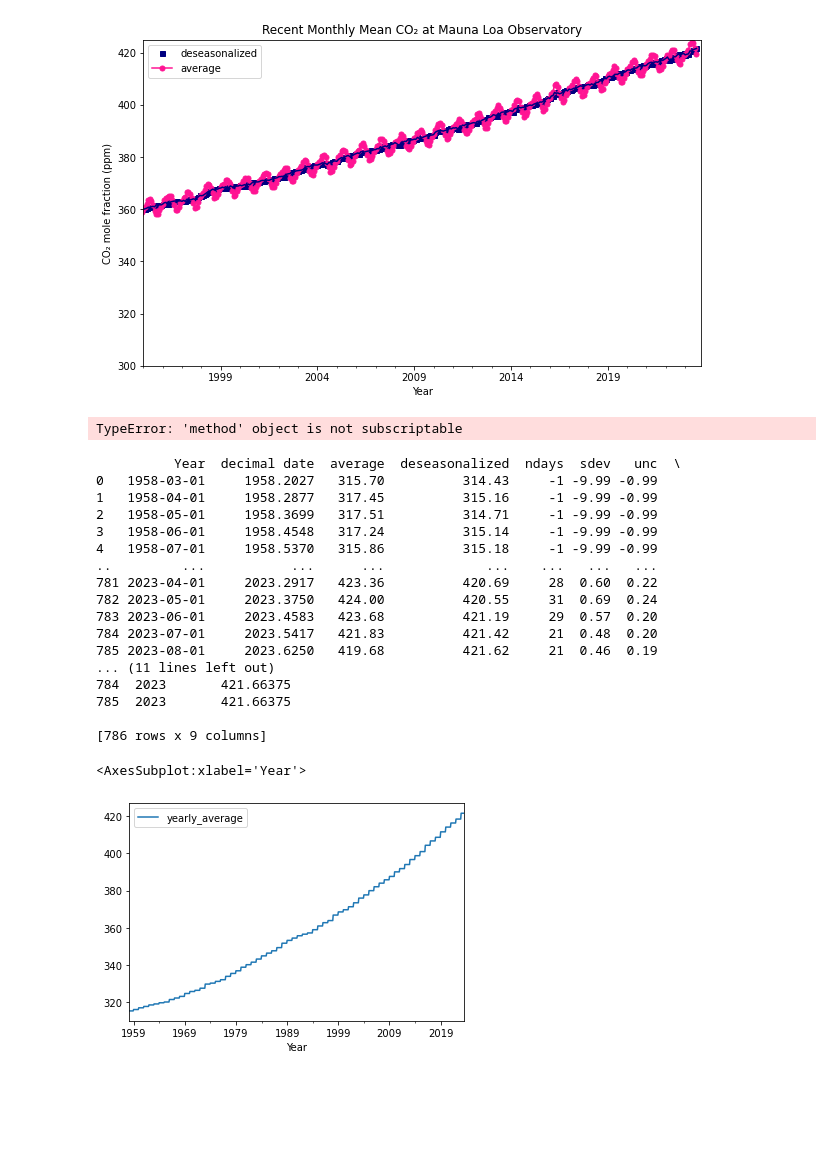
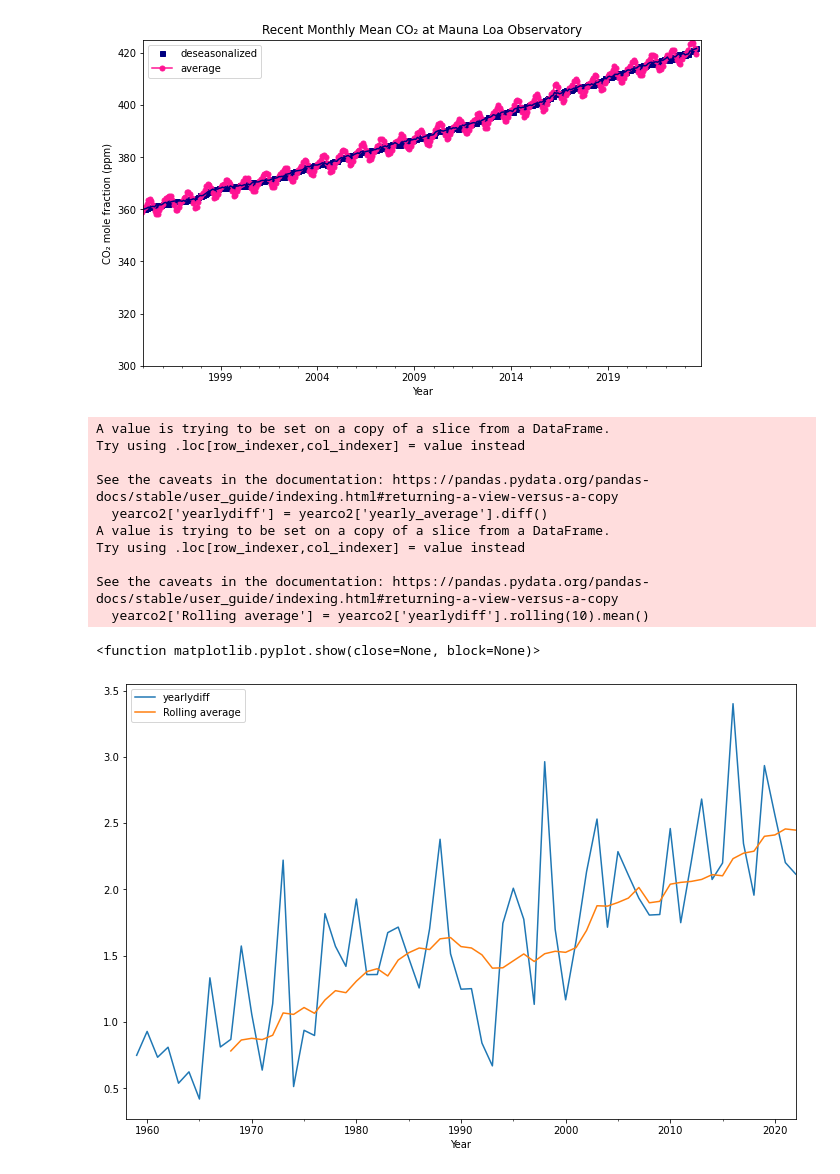
Before and after one commit to dontloseyourkeys/lab2-310, a Jupyter notebook: AsiaLab2.ipynb, the cells around one changed output. Cells and saved outputs as stored; diff of their text form; code cells hidden in the pictures; blank space fills up the shorter version.

Commit message:
graphs completed, must make pretty now

```diff
--- a/AsiaLab2.ipynb
+++ b/AsiaLab2.ipynb
@@ -104,54 +106,47 @@ co2data.plot.line(x = 'Year', y= 'average', c = 'deeppink', style= '-o', ms = 5,
 # %% [output]
 <AxesSubplot:title={'center':'Recent Monthly Mean CO₂ at Mauna Loa Observatory'}, xlabel='Year', ylabel='CO₂ mole fraction (ppm)'>
 [figure]
-# %%
-#annual increase in co2
-
-yearsort = co2data.groupby(co2data['Year']).mean
-incyear = yearsort['average'].mean()
-print(incyear)
-co2data.groupby('Year')['average'].mean()
-# %% [output]
-TypeError: 'method' object is not subscriptable
 # %%
+#chatGPT was prompted: hello. I'm working with a dataframe called 'Year'
+#with dates in a datetime format. I would like to take the yearly average
+#of values in a column called 'average' and return those as a new column in
+#the dataframe called "yearly average".
 
-
-#hello. I'm working with a dataframe called 'Year' with dates in a datetime format. I would like to take the yearly average of values in a column called 'average' and return those as a new column in the dataframe called "yearly average".
 df = pd.DataFrame(co2data)
 
 # Extract the year from the 'Date' column
 df['year'] = df['Year'].dt.year
 
 # Calculate the yearly average of 'average'
 yearly_average = df.groupby('year')['average'].mean().reset_index()
 
 # Merge the yearly averages back to the original DataFrame
 df = pd.merge(df, yearly_average, on='year', how='left', suffixes=('', '_yearly_average'))
 
 # Rename the new column
 df = df.rename(columns={'average_yearly_average': 'yearly_average'})
 
-# Display the result
-print(df)
+#condensing the data into one yearly value
+yearco2 = df.iloc[9::12, :]
+yearco2['yearlydiff'] = yearco2['yearly_average'].diff()
 
-df.plot.line(x = 'Year', y= 'yearly_average')
+#adding a rolling average
+yearco2['Rolling average'] = yearco2['yearlydiff'].rolling(10).mean()
+
+#plotting the graph
+ax3= yearco2.plot.line(x = 'Year', y= 'yearlydiff', figsize = [12,8])
+ax4= yearco2.plot.line(x='Year', y='Rolling average', ax= ax3)
+plt.show
 # %% [output]
-          Year  decimal date  average  deseasonalized  ndays  sdev   unc  \
-0   1958-03-01     1958.2027   315.70          314.43     -1 -9.99 -0.99
-1   1958-04-01     1958.2877   317.45          315.16     -1 -9.99 -0.99
-2   1958-05-01     1958.3699   317.51          314.71     -1 -9.99 -0.99
-3   1958-06-01     1958.4548   317.24          315.14     -1 -9.99 -0.99
-4   1958-07-01     1958.5370   315.86          315.18     -1 -9.99 -0.99
-..         ...           ...      ...             ...    ...   ...   ...
-781 2023-04-01     2023.2917   423.36          420.69     28  0.60  0.22
-782 2023-05-01     2023.3750   424.00          420.55     31  0.69  0.24
-783 2023-06-01     2023.4583   423.68          421.19     29  0.57  0.20
-784 2023-07-01     2023.5417   421.83          421.42     21  0.48  0.20
-785 2023-08-01     2023.6250   419.68          421.62     21  0.46  0.19
-... (11 lines left out)
-784  2023       421.66375
-785  2023       421.66375
+A value is trying to be set on a copy of a slice from a DataFrame.
+Try using .loc[row_indexer,col_indexer] = value instead
 
-[786 rows x 9 columns]
+See the caveats in the documentation: https://pandas.pydata.org/pandas-docs/stable/user_guide/indexing.html#returning-a-view-versus-a-copy
+  yearco2['yearlydiff'] = yearco2['yearly_average'].diff()
+A value is trying to be set on a copy of a slice from a DataFrame.
+Try using .loc[row_indexer,col_indexer] = value instead
+
+See the caveats in the documentation: https://pandas.pydata.org/pandas-docs/stable/user_guide/indexing.html#returning-a-view-versus-a-copy
+  yearco2['Rolling average'] = yearco2['yearlydiff'].rolling(10).mean()
-<AxesSubplot:xlabel='Year'>
+<function matplotlib.pyplot.show(close=None, block=None)>
-[figure, old version]
+[figure, new version]
```
Also changed, not shown: parts of 8 cells of this notebook.
